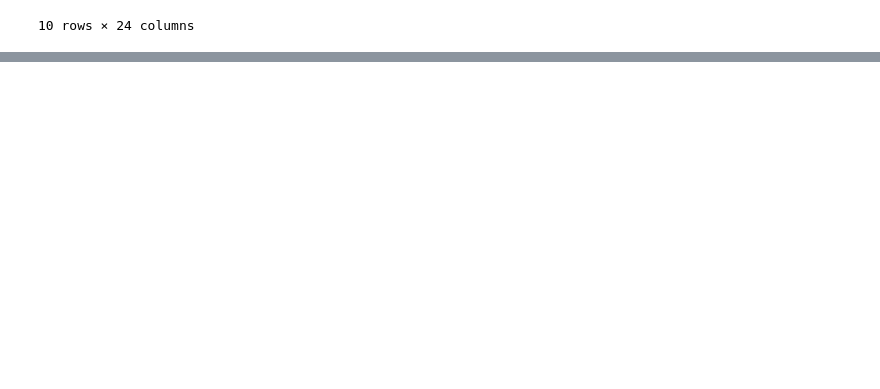
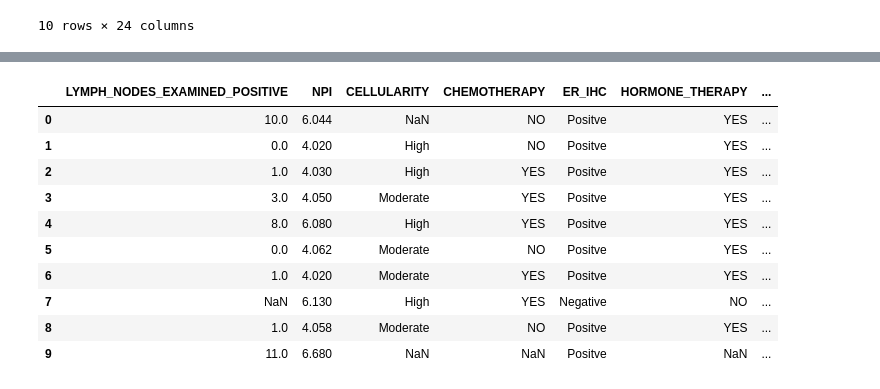
Before and after one commit to VJ1130/ClinSTRAT, a Jupyter notebook: 01_data_preprocessing.ipynb, the cells around one changed output, grey strips where cells are left out. Saved outputs shown, nothing was run; the diff lists cells and outputs as text; code cells hidden in the pictures; blank space fills up the shorter version.

```diff
--- a/01_data_preprocessing.ipynb
+++ b/01_data_preprocessing.ipynb
@@ -44,0 +54,5 @@ display(clinical_patient.head(n=10))
+# %%
+# Subset the dataframe
+#.copy() is used to create a new DataFrame that is a copy of the selected columns from the original DataFrame. This is important to avoid SettingWithCopyWarning in pandas, which can occur when trying to modify a slice of a DataFrame.
+clinical_baseline = clinical_patient.copy()
+display(clinical_baseline.head())
@@ -44,0 +67,29 @@ display(clinical_patient.head(n=10))
+# %%
+# 1. Define the target variable (y) from the clean clinical_patient DataFrame.
+y = clinical_baseline['CLAUDIN_SUBTYPE']
+
+# 2. Define the feature matrix (X) by dropping the columns that are not needed for the model.
+cols_to_drop = [
+    'PATIENT_ID',
+    'CLAUDIN_SUBTYPE',  # Target variable
+    'THREEGENE', 'COHORT', 'HER2_SNP6',  # Target leakage
+    'OS_MONTHS', 'OS_STATUS',
+    'RFS_MONTHS', 'RFS_STATUS', 'VITAL_STATUS',  # Endpoints / Validation
+    'SEX'  # Uninformative constant
+]
+
+# 3. Create feature matrix (X) by dropping the specified columns from the clean clinical_patient DataFrame.
+X = clinical_baseline.drop(columns=cols_to_drop, inplace=False) #inplace=False ensures that the original DataFrame is not modified, and a new DataFrame is returned instead.
+display(X.head(n=10))
+# %% [output]
+|  | LYMPH_NODES_EXAMINED_POSITIVE | NPI | CELLULARITY | CHEMOTHERAPY | ER_IHC | HORMONE_THERAPY | ... |
+| 0 | 10.0 | 6.044 | NaN | NO | Positve | YES | ... |
+| 1 | 0.0 | 4.020 | High | NO | Positve | YES | ... |
+| 2 | 1.0 | 4.030 | High | YES | Positve | YES | ... |
+| 3 | 3.0 | 4.050 | Moderate | YES | Positve | YES | ... |
+| 4 | 8.0 | 6.080 | High | YES | Positve | YES | ... |
+| 5 | 0.0 | 4.062 | Moderate | NO | Positve | YES | ... |
+| 6 | 1.0 | 4.020 | Moderate | YES | Positve | YES | ... |
+| 7 | NaN | 6.130 | High | YES | Negative | NO | ... |
+| 8 | 1.0 | 4.058 | Moderate | NO | Positve | YES | ... |
+| 9 | 11.0 | 6.680 | NaN | NaN | Positve | NaN | ... |
```
Also changed, not shown: parts of 7 cells of this notebook.
